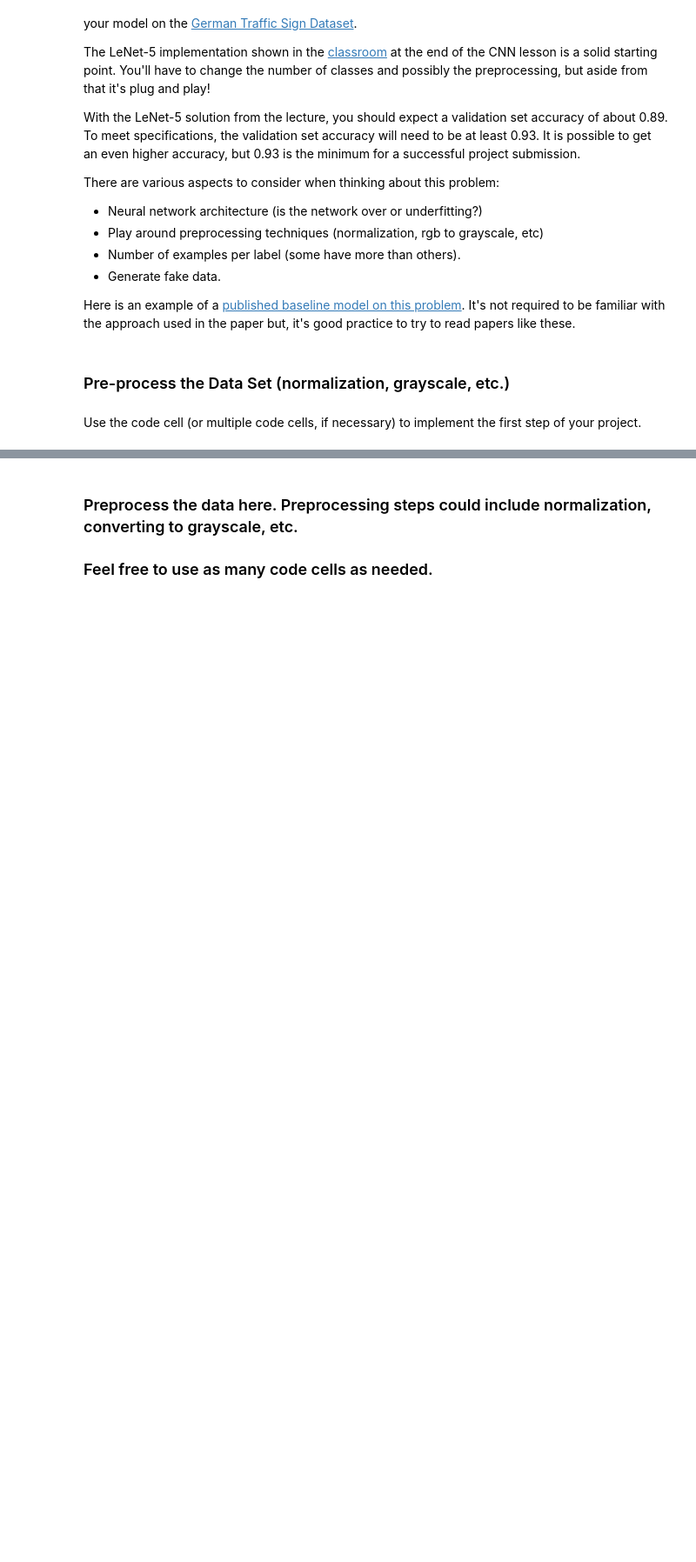
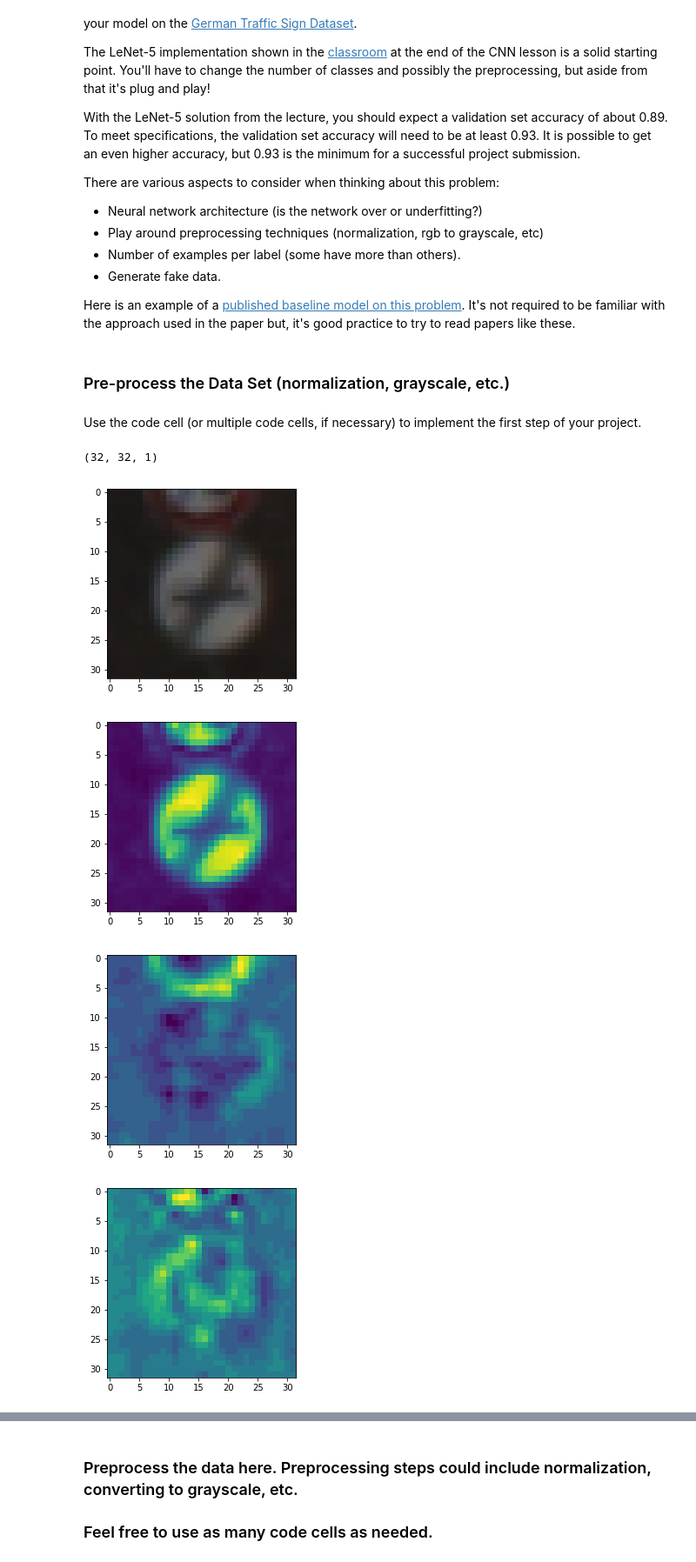
Before and after one commit to tarasovp/udacity, a Jupyter notebook: CarND-Traffic-Sign-Classifier-Project/Traffic_Sign_Classifier.ipynb, the cells around one changed output, grey strips where cells are left out. Shown at 87% size. Drawn from its saved outputs; the diff is of its cells as text; code cells hidden in the pictures; blank space fills up the shorter version.

Commit message:
colorspace changed

```diff
--- a/CarND-Traffic-Sign-Classifier-Project/Traffic_Sign_Classifier.ipynb
+++ b/CarND-Traffic-Sign-Classifier-Project/Traffic_Sign_Classifier.ipynb
@@ -140,4 +140,23 @@ Here is an example of a [published baseline model on this problem](http://yann.l
 ### Pre-process the Data Set (normalization, grayscale, etc.)
 # %% [markdown]
 Use the code cell (or multiple code cells, if necessary) to implement the first step of your project.
+# %%
+img_in=X_train[0]
+img_out = cv2.cvtColor(img_in, cv2.COLOR_BGR2YUV)
+# %%
+img_out[:,:,0].reshape(32,32,1).shape
+# %% [output]
+(32, 32, 1)
+# %%
+plt.imshow(X_train[0])
+plt.show()
+
+for i in range(3):
+    plt.imshow(img_out[:,:,i])
+    plt.show()
+# %% [output]
+[figure, added]
+[figure, added]
+[figure, added]
+[figure, added]
 # %%
```
Also changed, not shown: parts of 19 cells of this notebook.
